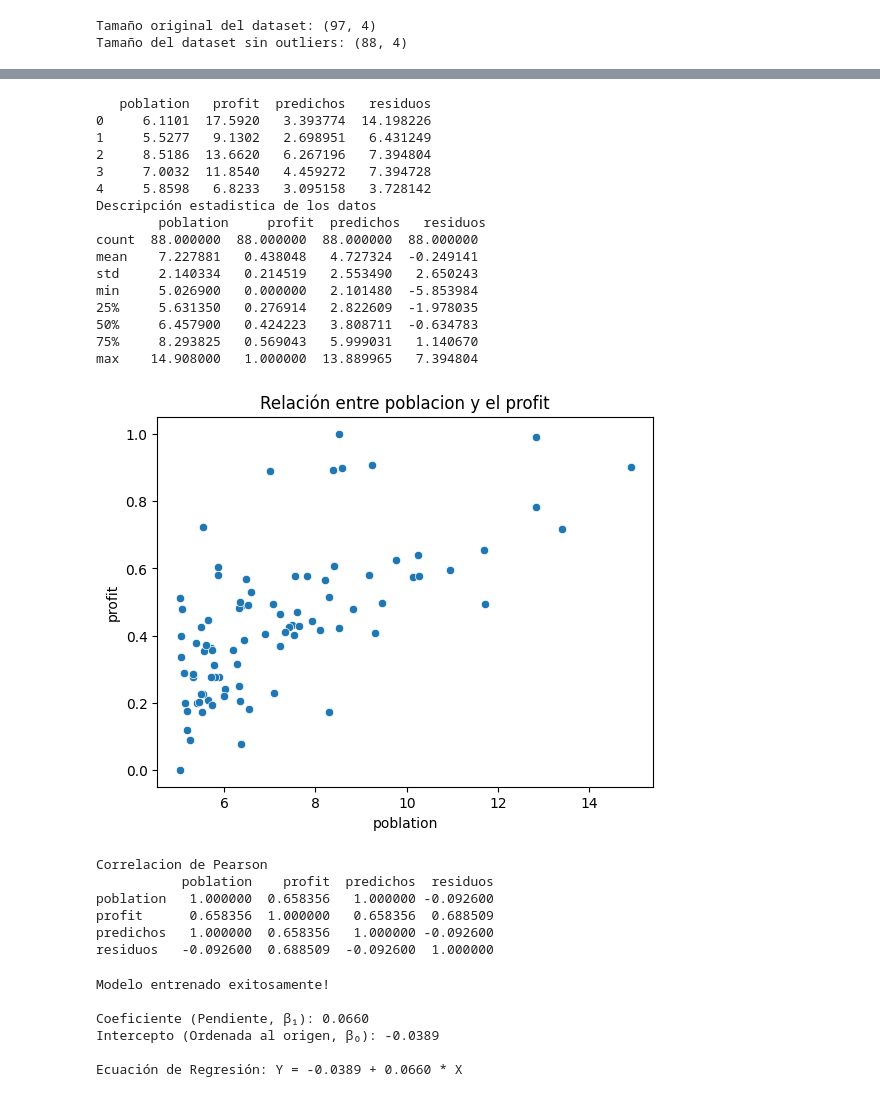
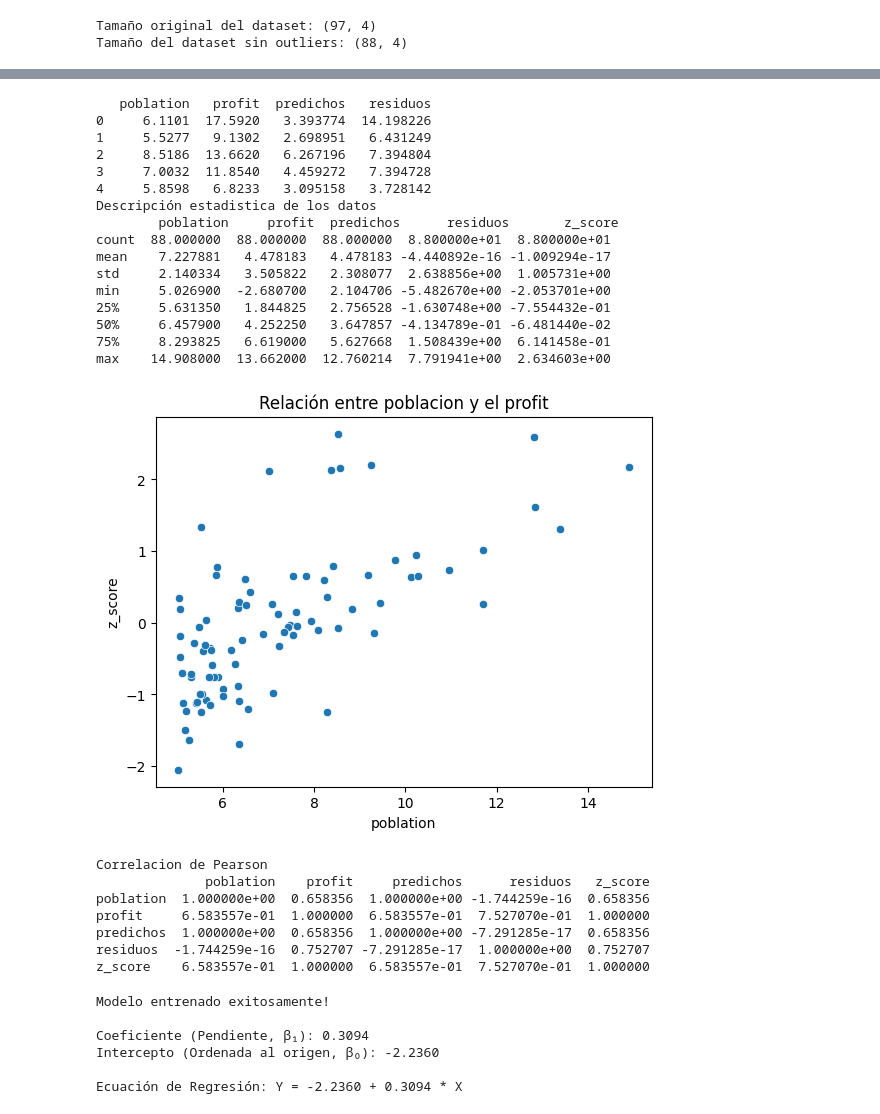
Before and after one commit to AleR26/ColabFiles, a Jupyter notebook: PracticaRegresionLinealSimple.ipynb, the cells around one changed output, grey strips where cells are left out. Drawn from its saved outputs; the diff is of its cells as text; code cells hidden in the pictures.

```diff
--- a/PracticaRegresionLinealSimple.ipynb
+++ b/PracticaRegresionLinealSimple.ipynb
@@ -270,9 +270,3 @@ print("Tamaño del dataset sin outliers:", df_cleaned.shape)
 # %% [output]
 Tamaño original del dataset: (97, 4)
 Tamaño del dataset sin outliers: (88, 4)
-# %%
-min_al = df_cleaned['profit'].min()
-max_al = df_cleaned['profit'].max()
-
-df_cleaned['profit'] = (df_cleaned['profit'] - min_al) / (max_al - min_al)
-df_cleaned['profit']
@@ -298,0 +273,6 @@ dtype: float64
+# %%
+mean_pro = np.mean(df_cleaned['profit'])
+std_pro = np.std(df_cleaned['profit'])
+
+df_cleaned['z_score'] = (df_cleaned['profit'] - mean_pro) / std_pro
+df_cleaned
@@ -307,42 +306,43 @@ print("Descripción estadistica de los datos\n", df_cleaned.describe())
 3     7.0032  11.8540   4.459272   7.394728
 4     5.8598   6.8233   3.095158   3.728142
 Descripción estadistica de los datos
-        poblation     profit  predichos   residuos
-count  88.000000  88.000000  88.000000  88.000000
-mean    7.227881   0.438048   4.727324  -0.249141
-std     2.140334   0.214519   2.553490   2.650243
-min     5.026900   0.000000   2.101480  -5.853984
-25%     5.631350   0.276914   2.822609  -1.978035
-50%     6.457900   0.424223   3.808711  -0.634783
-75%     8.293825   0.569043   5.999031   1.140670
-max    14.908000   1.000000  13.889965   7.394804
+        poblation     profit  predichos      residuos       z_score
+count  88.000000  88.000000  88.000000  8.800000e+01  8.800000e+01
+mean    7.227881   4.478183   4.478183 -4.440892e-16 -1.009294e-17
+std     2.140334   3.505822   2.308077  2.638856e+00  1.005731e+00
+min     5.026900  -2.680700   2.104706 -5.482670e+00 -2.053701e+00
+25%     5.631350   1.844825   2.756528 -1.630748e+00 -7.554432e-01
+50%     6.457900   4.252250   3.647857 -4.134789e-01 -6.481440e-02
+75%     8.293825   6.619000   5.627668  1.508439e+00  6.141458e-01
+max    14.908000  13.662000  12.760214  7.791941e+00  2.634603e+00
 # %%
 # Diagrama de dispersión
 # Crear un scatterplot entre 'poblation' y 'profit'
-sns.scatterplot(x='poblation', y='profit', data=df_cleaned)
+sns.scatterplot(x='poblation', y='z_score', data=df_cleaned)
 plt.title(f"Relación entre poblacion y el profit")
 # Mostrar el gráfico
 plt.show()
 # %% [output]
-[figure, old version]
+[figure, new version]
 # %%
 # Cálculo de correlación
 correlacion_df = df_cleaned.corr(method = 'pearson')
 print(f"Correlacion de Pearson\n{correlacion_df}")
 # %% [output]
 Correlacion de Pearson
-           poblation    profit  predichos  residuos
-poblation   1.000000  0.658356   1.000000 -0.092600
-profit      0.658356  1.000000   0.658356  0.688509
-predichos   1.000000  0.658356   1.000000 -0.092600
-residuos   -0.092600  0.688509  -0.092600  1.000000
+              poblation    profit     predichos      residuos   z_score
+poblation  1.000000e+00  0.658356  1.000000e+00 -1.744259e-16  0.658356
+profit     6.583557e-01  1.000000  6.583557e-01  7.527070e-01  1.000000
+predichos  1.000000e+00  0.658356  1.000000e+00 -7.291285e-17  0.658356
+residuos  -1.744259e-16  0.752707 -7.291285e-17  1.000000e+00  0.752707
+z_score    6.583557e-01  1.000000  6.583557e-01  7.527070e-01  1.000000
 # %%
 # Construcción del modelo  y Coeficientes del modelo
 modelo_regresion = LinearRegression()
 
 # Reshape the 'poblation' column to a 2D array
 x_clean = df_cleaned['poblation'].values.reshape(-1, 1)
-y_clean = df_cleaned['profit']
+y_clean = df_cleaned['z_score']
 
 #Entrenar el modelo
 modelo_regresion.fit(x_clean, y_clean)
@@ -358,10 +358,10 @@ print(f"\nEcuación de Regresión: Y = {intercepto:.4f} + {pendiente:.4f} * X")
 # %% [output]
 Modelo entrenado exitosamente!
 
-Coeficiente (Pendiente, β₁): 0.0660
-Intercepto (Ordenada al origen, β₀): -0.0389
+Coeficiente (Pendiente, β₁): 0.3094
+Intercepto (Ordenada al origen, β₀): -2.2360
 
-Ecuación de Regresión: Y = -0.0389 + 0.0660 * X
+Ecuación de Regresión: Y = -2.2360 + 0.3094 * X
 # %%
 # Visualización del modelo ajustado
 
```
Also changed, not shown: parts of 9 cells of this notebook.
